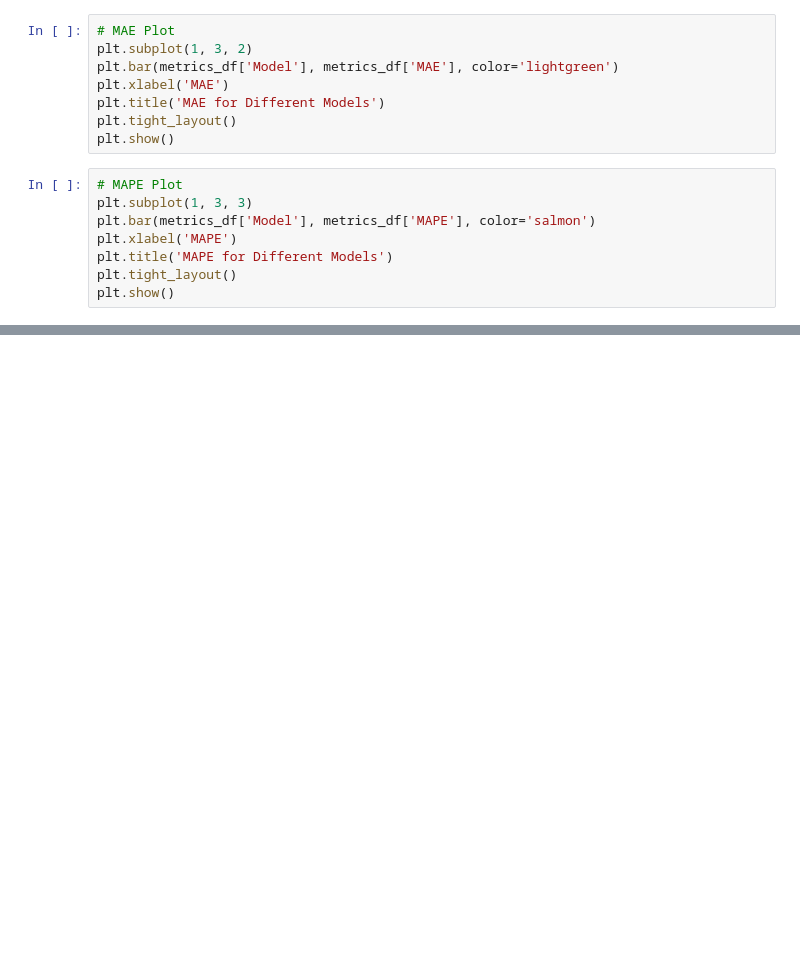
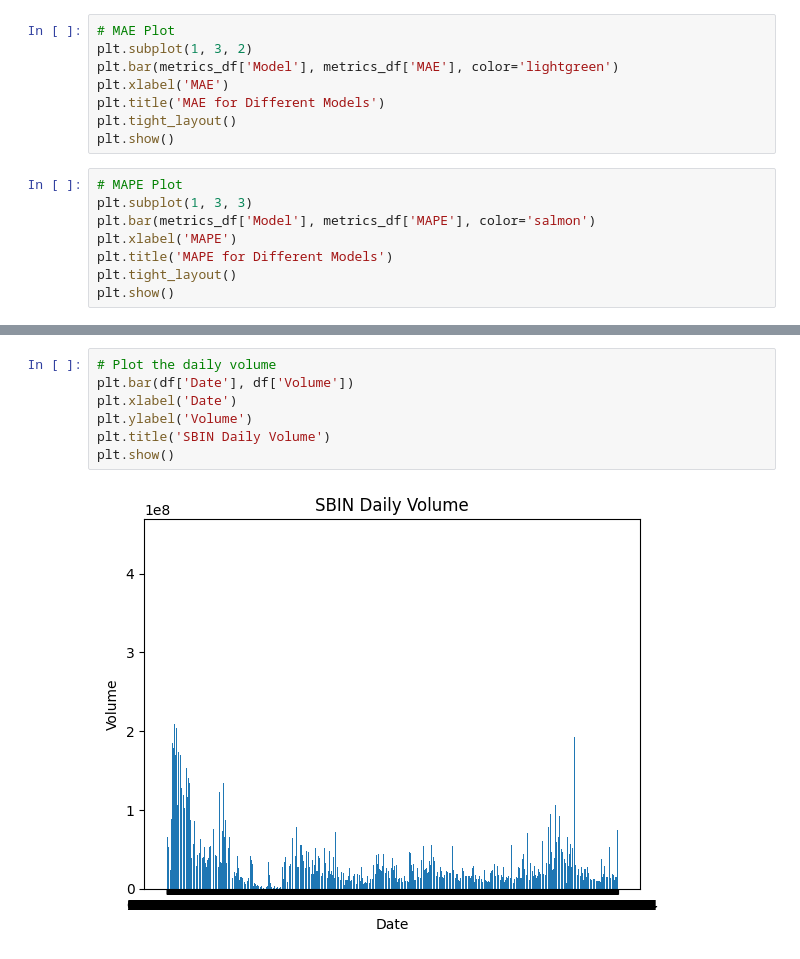
Before and after one commit to rohitinu6/Stock-Price-Prediction, a Jupyter notebook: Stock_Price_Prediction.ipynb, the cells around one changed output, grey strips where cells are left out. Cells and saved outputs as stored; diff of their text form; blank space fills up the shorter version.

```diff
--- a/Stock_Price_Prediction.ipynb
+++ b/Stock_Price_Prediction.ipynb
@@ -336,0 +369,9 @@ plt.show()
+# %%
+# Plot the daily volume
+plt.bar(df['Date'], df['Volume'])
+plt.xlabel('Date')
+plt.ylabel('Volume')
+plt.title('SBIN Daily Volume')
+plt.show()
+# %% [output]
+[figure, added]
```
Also changed, not shown: parts of 13 cells of this notebook.
